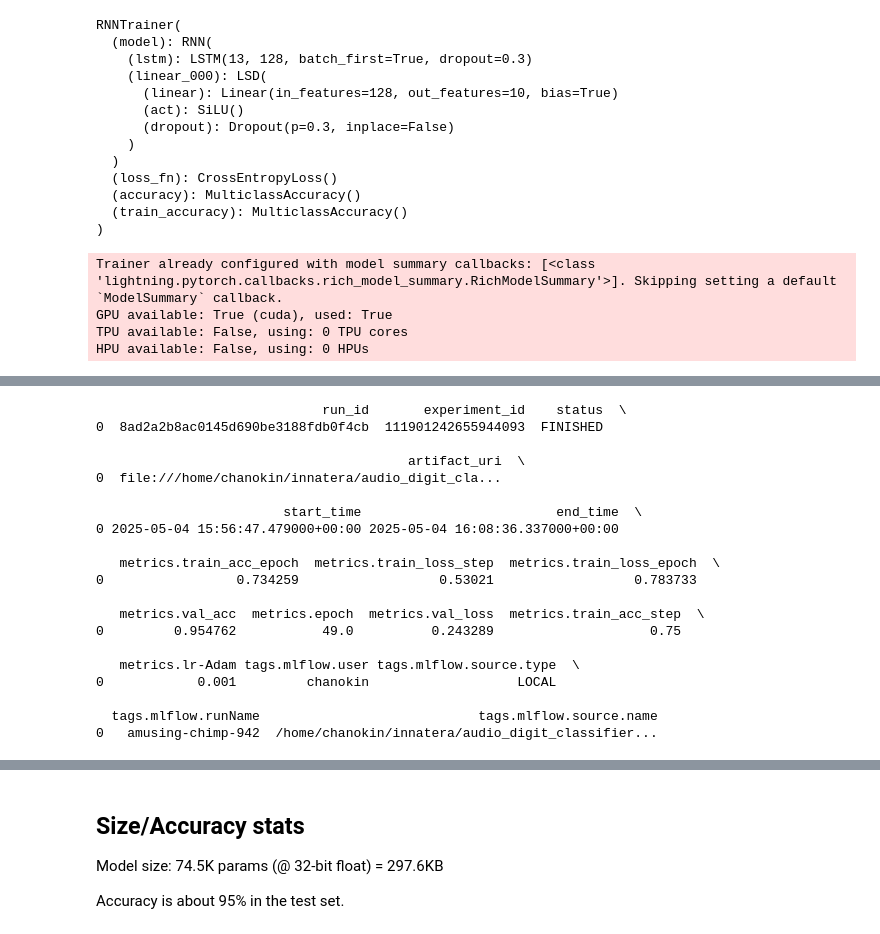
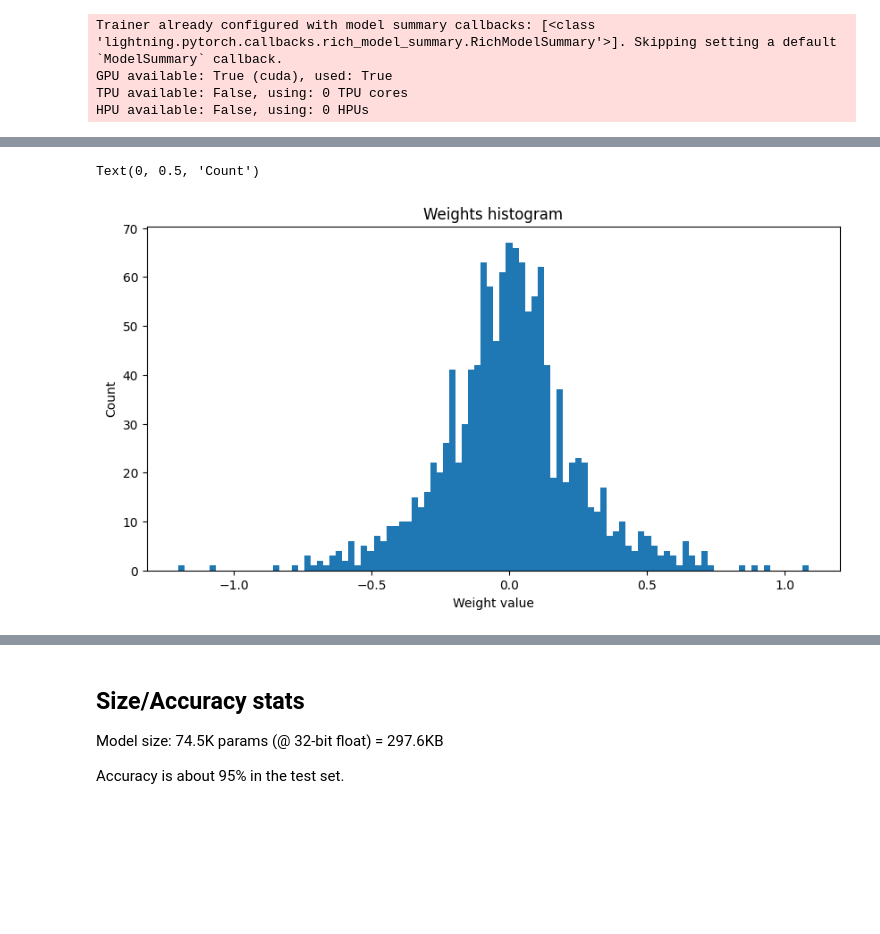
Before and after one commit to chanokin/audio_digit_classifier, a Jupyter notebook: notebooks/training_base.ipynb, the cells around one changed output, grey strips where cells are left out. Drawn from its saved outputs; the diff is of its cells as text; code cells hidden in the pictures; blank space fills up the shorter version.

```diff
--- a/notebooks/training_base.ipynb
+++ b/notebooks/training_base.ipynb
@@ -131,23 +120,7 @@ RNN(
 rnn_trainer = RNNTrainer(
     model=rnn,
 
-)
-
-rnn_trainer.to(DEVICE)
+).to(DEVICE)
-# %% [output]
-RNNTrainer(
-  (model): RNN(
-    (lstm): LSTM(13, 128, batch_first=True, dropout=0.3)
-    (linear_000): LSD(
-      (linear): Linear(in_features=128, out_features=10, bias=True)
-      (act): SiLU()
-      (dropout): Dropout(p=0.3, inplace=False)
-    )
-  )
-  (loss_fn): CrossEntropyLoss()
-  (accuracy): MulticlassAccuracy()
-  (train_accuracy): MulticlassAccuracy()
-)
 # %%
 trainer = Trainer(
     default_root_dir=default_root_dir,
@@ -199,33 +172,23 @@ Modules in eval mode: 0
 `Trainer.fit` stopped: `max_epochs=50` reached.
 [interactive output not drawn]
 # %%
-import mlflow
+# import mlflow
 
-latest = mlflow.search_runs(experiment_names=[EXPERIMENT_NAME], order_by=["start_time desc"], max_results=1, filter_string="status='FINISHED'")
+# latest = mlflow.search_runs(experiment_names=[EXPERIMENT_NAME], order_by=["start_time desc"], max_results=1, filter_string="status='FINISHED'")
 
-print(latest)
-# run = mlflow.get_run(run_id="fafb190425fa4fecb9ea61d292e9609a")
+# print(latest)
+# # run = mlflow.get_run(run_id="fafb190425fa4fecb9ea61d292e9609a")
-# %% [output]
-                             run_id       experiment_id    status  \
-0  8ad2a2b8ac0145d690be3188fdb0f4cb  111901242655944093  FINISHED
-
-                                        artifact_uri  \
-0  file:///home/chanokin/innatera/audio_digit_cla...
-
-                        start_time                         end_time  \
-0 2025-05-04 15:56:47.479000+00:00 2025-05-04 16:08:36.337000+00:00
-
-   metrics.train_acc_epoch  metrics.train_loss_step  metrics.train_loss_epoch  \
-0                 0.734259                  0.53021                  0.783733
-
-   metrics.val_acc  metrics.epoch  metrics.val_loss  metrics.train_acc_step  \
-0         0.954762           49.0          0.243289                    0.75
-
-   metrics.lr-Adam tags.mlflow.user tags.mlflow.source.type  \
-0            0.001         chanokin                   LOCAL
-
-  tags.mlflow.runName                            tags.mlflow.source.name
-0   amusing-chimp-942  /home/chanokin/innatera/audio_digit_classifier...
+# %%
+
+weights = rnn.linear_000.linear.weight.detach().cpu().numpy()
+f, ax = plt.subplots(1, 1, figsize=(10, 5))
+ax.hist(weights.flatten(), bins=100)
+ax.set_title("Weights histogram")
+ax.set_xlabel("Weight value")
+ax.set_ylabel("Count")
+# %% [output]
+Text(0, 0.5, 'Count')
+[figure, added]
 # %%
 from torchmetrics import ConfusionMatrix
 
```
Also changed, not shown: parts of 3 cells of this notebook, 9 other files.
